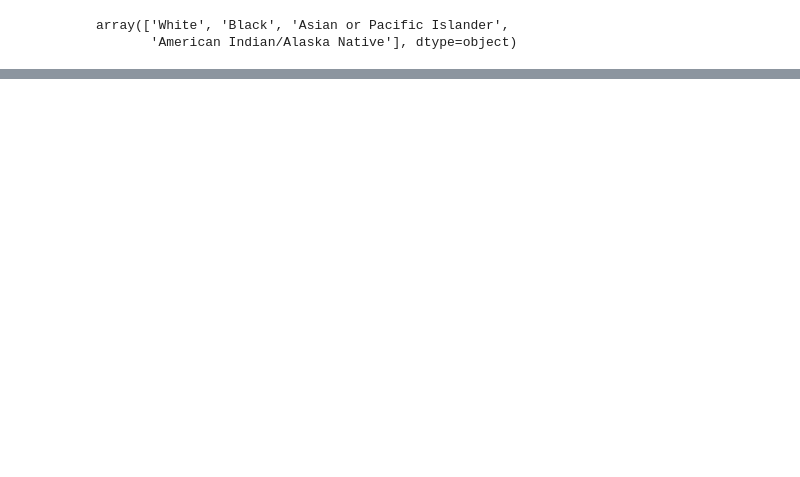
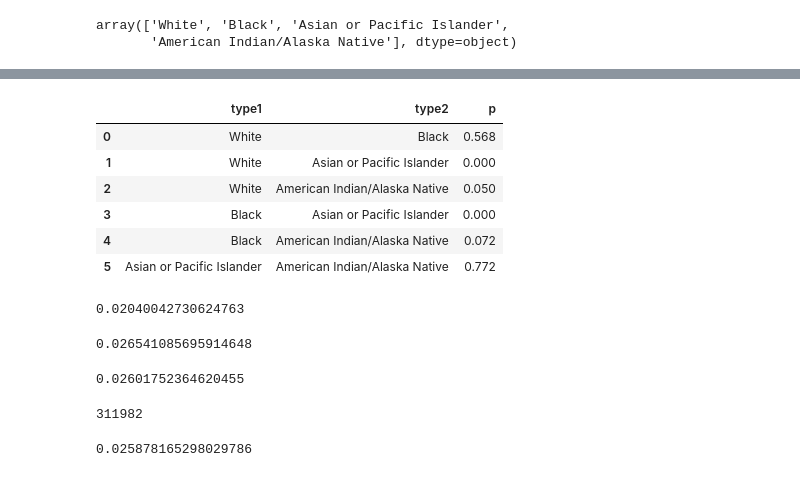
Before and after one commit to dearfad/mmhelper, a Jupyter notebook: project/qx/qx1.ipynb, the cells around one changed output, grey strips where cells are left out. Drawn from its saved outputs; the diff is of its cells as text; code cells hidden in the pictures; blank space fills up the shorter version.

```diff
--- a/project/qx/qx1.ipynb
+++ b/project/qx/qx1.ipynb
@@ -531,0 +664,3 @@ dtype: int64
+# %%
+srace = spdata.groupby('Race recode (W, B, AI, API)').size().sort_values(ascending=False).drop('Unknown')
+mrace = mpdata[mpdata['Record number recode']==1].groupby('Race recode (W, B, AI, API)').size().sort_values(ascending=False)
@@ -531,0 +685,4 @@ dtype: int64
+# %%
+obs = np.array([srace, mrace]).T
+print(obs)
+chi2_contingency(obs)
@@ -532,3 +701,51 @@ dtype: int64
+# %%
+tag = ['White','Black','Asian or Pacific Islander','American Indian/Alaska Native']
+result = pd.DataFrame()
+result_row = []
+result_row2 = []
+result_p = []
+for row in range(len(obs)):
+    for row2 in range(row+1, len(obs)):
+        result_row.append(tag[row])
+        result_row2.append(tag[row2])
+        result_p.append(round(chi2_contingency(np.array([obs[row], obs[row2]]))[1],3))
+result['type1'] = result_row
+result['type2'] = result_row2
+result['p'] = result_p
+result
+# %% [output]
+|  | type1 | type2 | p |
+| 0 | White | Black | 0.568 |
+| 1 | White | Asian or Pacific Islander | 0.000 |
+| 2 | White | American Indian/Alaska Native | 0.050 |
+| 3 | Black | Asian or Pacific Islander | 0.000 |
+| 4 | Black | American Indian/Alaska Native | 0.072 |
+| 5 | Asian or Pacific Islander | American Indian/Alaska Native | 0.772 |
+# %%
+# Asian or Pacific Islander
+592/(28427+592)
+# %% [output]
+0.02040042730624763
+# %%
+# White
+6687/(245262+6687)
+# %% [output]
+0.026541085695914648
+# %%
+# Black
+971/(36350+971)
+# %% [output]
+0.02601752364620455
+# %%
+245262+36350+28427+1943
+# %% [output]
+311982
+# %%
+# 总体第二原发癌出现率
+
+8288/(311982+8288)
+# %% [output]
+0.025878165298029786
 # %% [markdown]
 ---
 
```
Also changed, not shown: parts of 24 cells of this notebook, 1 other file.
